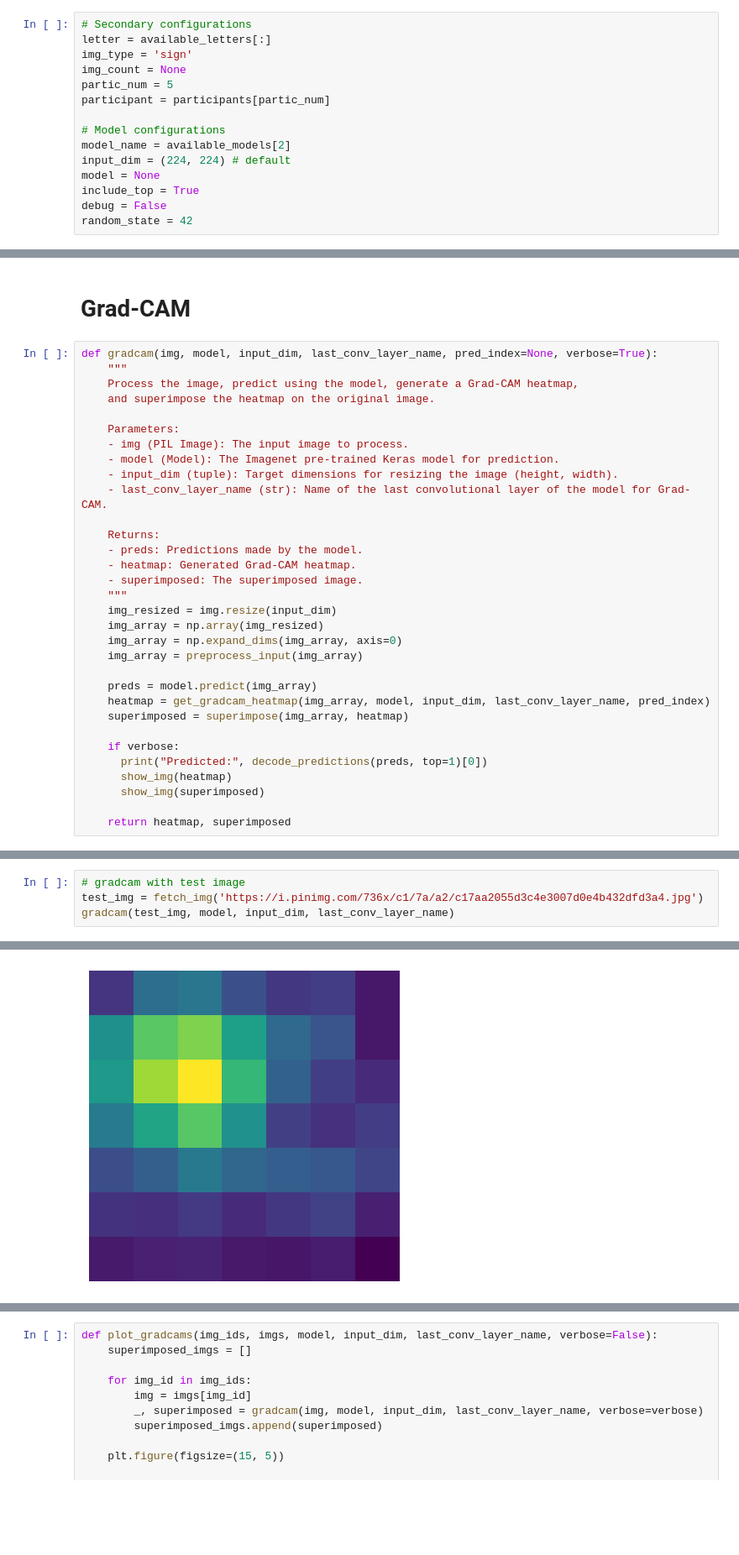
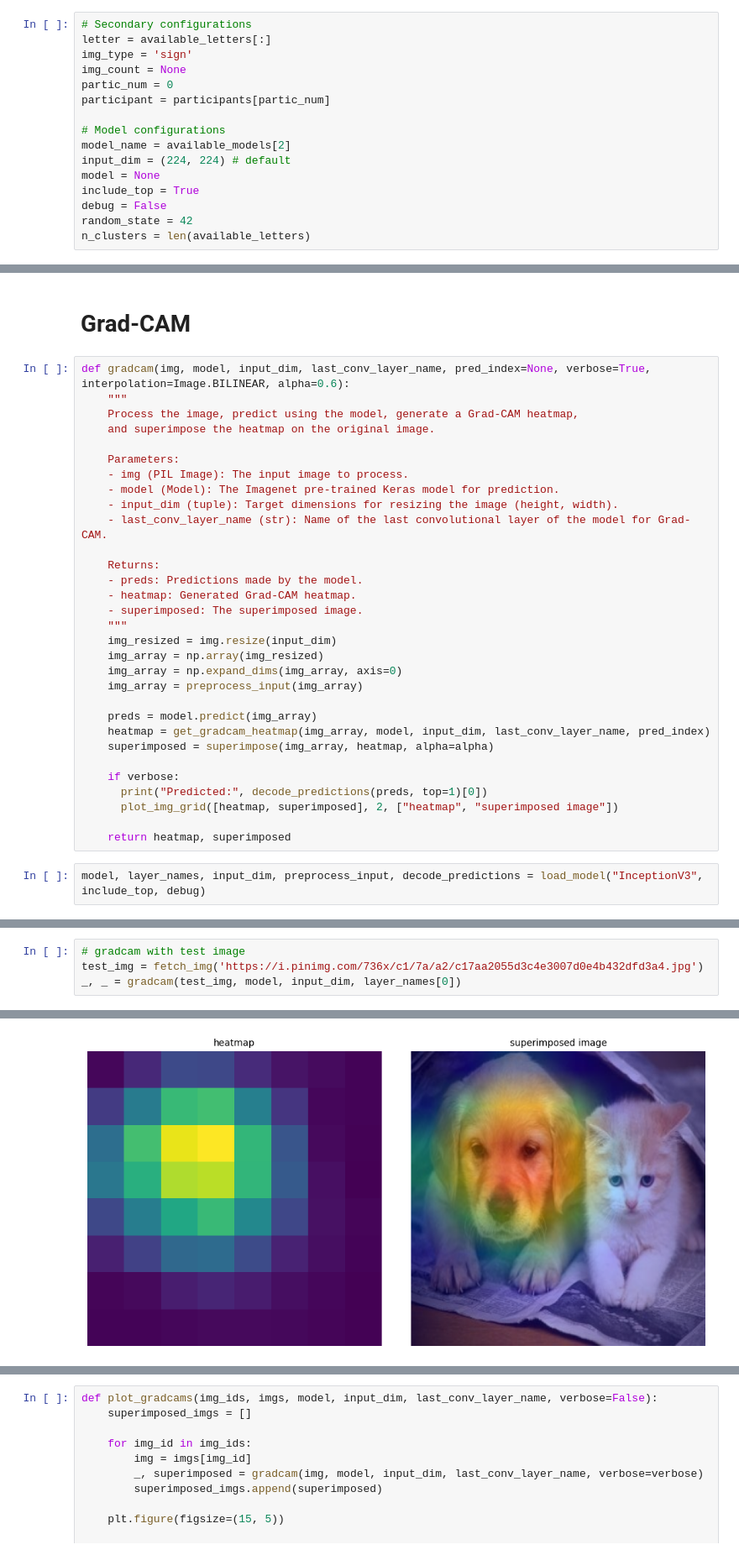
Before and after one commit to ADA-SITE-JML/gesture_face_features, a Jupyter notebook: code/feature_visualization.ipynb, the cells around one changed output, grey strips where cells are left out. Shown at 84% size. Saved outputs shown, nothing was run; the diff lists cells and outputs as text; blank space fills up the shorter version.

```diff
--- a/code/feature_visualization.ipynb
+++ b/code/feature_visualization.ipynb
@@ -99,7 +105,7 @@ for letter in 'AHLNPRO':
 letter = available_letters[:]
 img_type = 'sign'
 img_count = None
-partic_num = 5
+partic_num = 0
 participant = participants[partic_num]
 
 # Model configurations
@@ -109,6 +115,7 @@ model = None
 include_top = True
 debug = False
 random_state = 42
+n_clusters = len(available_letters)
 # %%
 model_configs = {
   'resnet50': {
@@ -765,7 +688,7 @@ plot_embeddings(embeddings, all_clusters, labels, img_numbers, model_to_plot="ef
 # %% [markdown]
 # Grad-CAM
 # %%
-def gradcam(img, model, input_dim, last_conv_layer_name, pred_index=None, verbose=True):
+def gradcam(img, model, input_dim, last_conv_layer_name, pred_index=None, verbose=True, interpolation=Image.BILINEAR, alpha=0.6):
     """
     Process the image, predict using the model, generate a Grad-CAM heatmap,
     and superimpose the heatmap on the original image.
@@ -788,11 +711,12 @@ def gradcam(img, model, input_dim, last_conv_layer_name, pred_index=None, verbos
 
     preds = model.predict(img_array)
     heatmap = get_gradcam_heatmap(img_array, model, input_dim, last_conv_layer_name, pred_index)
-    superimposed = superimpose(img_array, heatmap)
+    superimposed = superimpose(img_array, heatmap, alpha=alpha)
 
     if verbose:
       print("Predicted:", decode_predictions(preds, top=1)[0])
-      show_img(heatmap)
-      show_img(superimposed)
+      plot_img_grid([heatmap, superimposed], 2, ["heatmap", "superimposed image"])
 
     return heatmap, superimposed
+# %%
+model, layer_names, input_dim, preprocess_input, decode_predictions = load_model("InceptionV3", include_top, debug)
@@ -799,5 +727,5 @@ def gradcam(img, model, input_dim, last_conv_layer_name, pred_index=None, verbos
 # %%
 # gradcam with test image
 test_img = fetch_img('https://i.pinimg.com/736x/c1/7a/a2/c17aa2055d3c4e3007d0e4b432dfd3a4.jpg')
-gradcam(test_img, model, input_dim, last_conv_layer_name)
+_, _ = gradcam(test_img, model, input_dim, layer_names[0])
 # %% [output]
@@ -823 +736 @@ Predicted: [('n02099601', 'golden_retriever', 0.50699985)]
-[figure, old version]
+[figure, new version]
```
Also changed, not shown: parts of 44 cells of this notebook, 4 other files.
